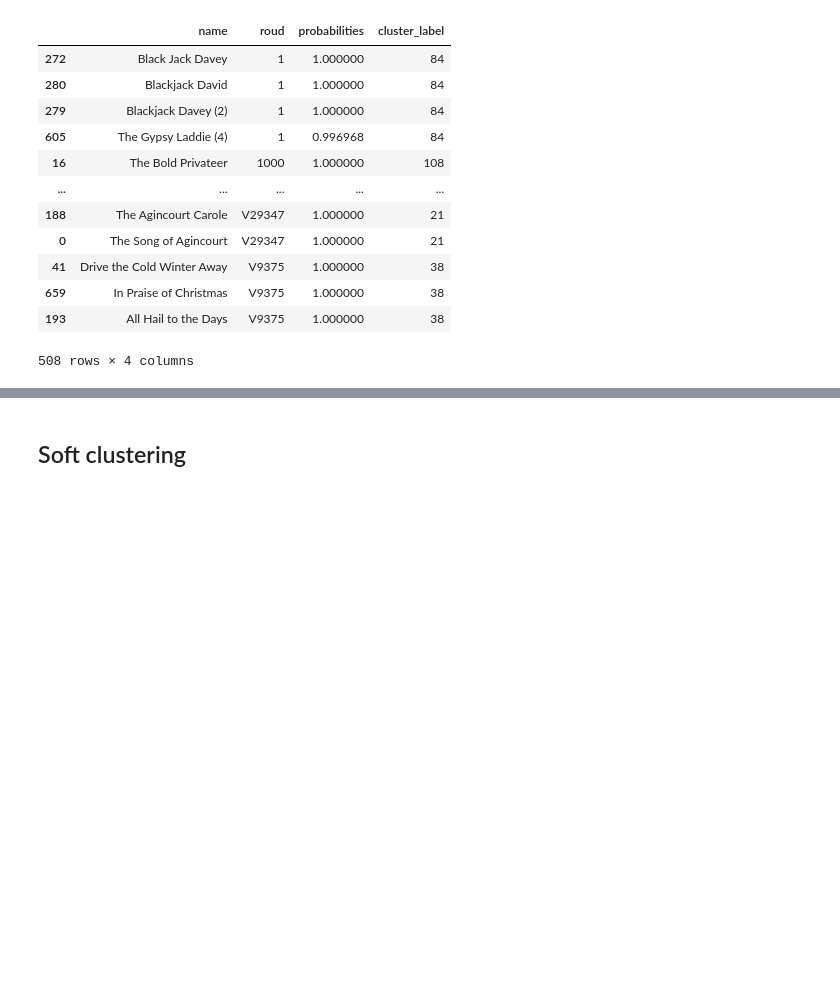
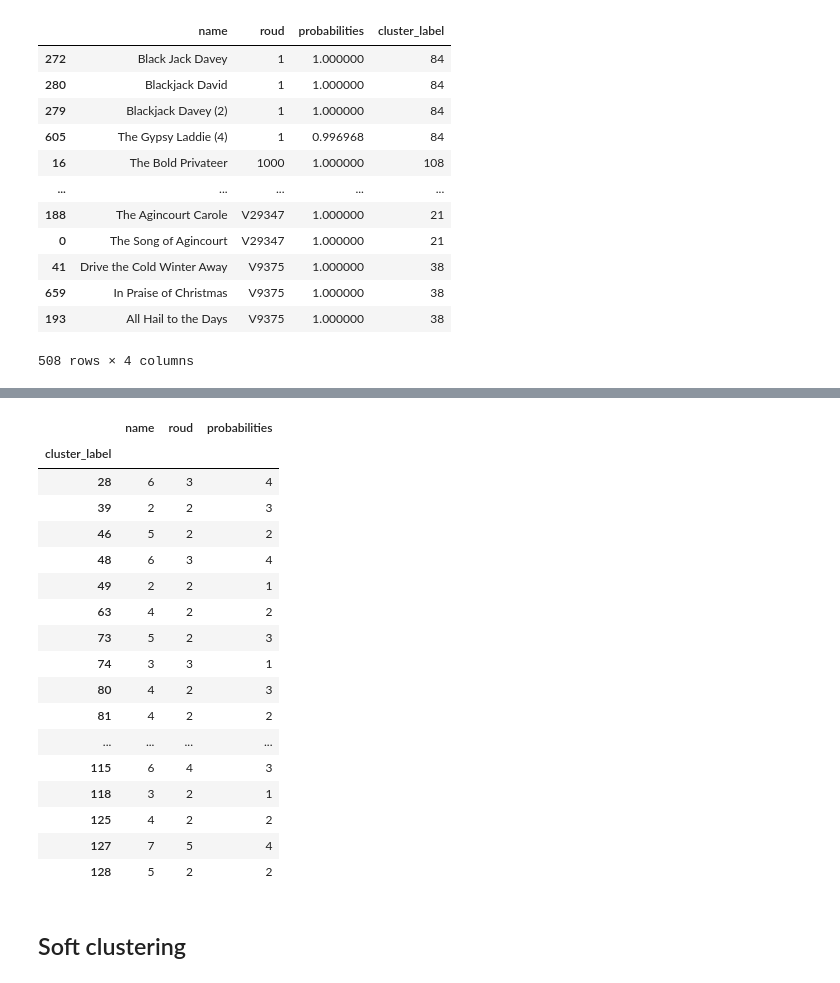
Before and after one commit to sian0x0/Roud-Song-Clusters, a Jupyter notebook: Roud-Clusters.ipynb, the cells around one changed output, grey strips where cells are left out. Saved outputs shown, nothing was run; the diff lists cells and outputs as text; code cells hidden in the pictures; blank space fills up the shorter version.

```diff
--- a/Roud-Clusters.ipynb
+++ b/Roud-Clusters.ipynb
@@ -1555,3 +1555,25 @@ TypeError: set_ticks() missing 1 required positional argument: 'ticks'
+# %%
+roud_per_cluster = clusters_v_roud.groupby('cluster_label').nunique()
+roud_per_cluster[roud_per_cluster.roud >1]
+# %% [output]
+|  | name | roud | probabilities |
+| cluster_label |  |  |  |
+| 28 | 6 | 3 | 4 |
+| 39 | 2 | 2 | 3 |
+| 46 | 5 | 2 | 2 |
+| 48 | 6 | 3 | 4 |
+| 49 | 2 | 2 | 1 |
+| 63 | 4 | 2 | 2 |
+| 73 | 5 | 2 | 3 |
+| 74 | 3 | 3 | 1 |
+| 80 | 4 | 2 | 3 |
+| 81 | 4 | 2 | 2 |
+| ... | ... | ... | ... |
+| 115 | 6 | 4 | 3 |
+| 118 | 3 | 2 | 1 |
+| 125 | 4 | 2 | 2 |
+| 127 | 7 | 5 | 4 |
+| 128 | 5 | 2 | 2 |
 # %% [markdown]
 ## Soft clustering
 # %% [markdown]
```
Also changed, not shown: parts of 1 cell of this notebook, 1 other file.
